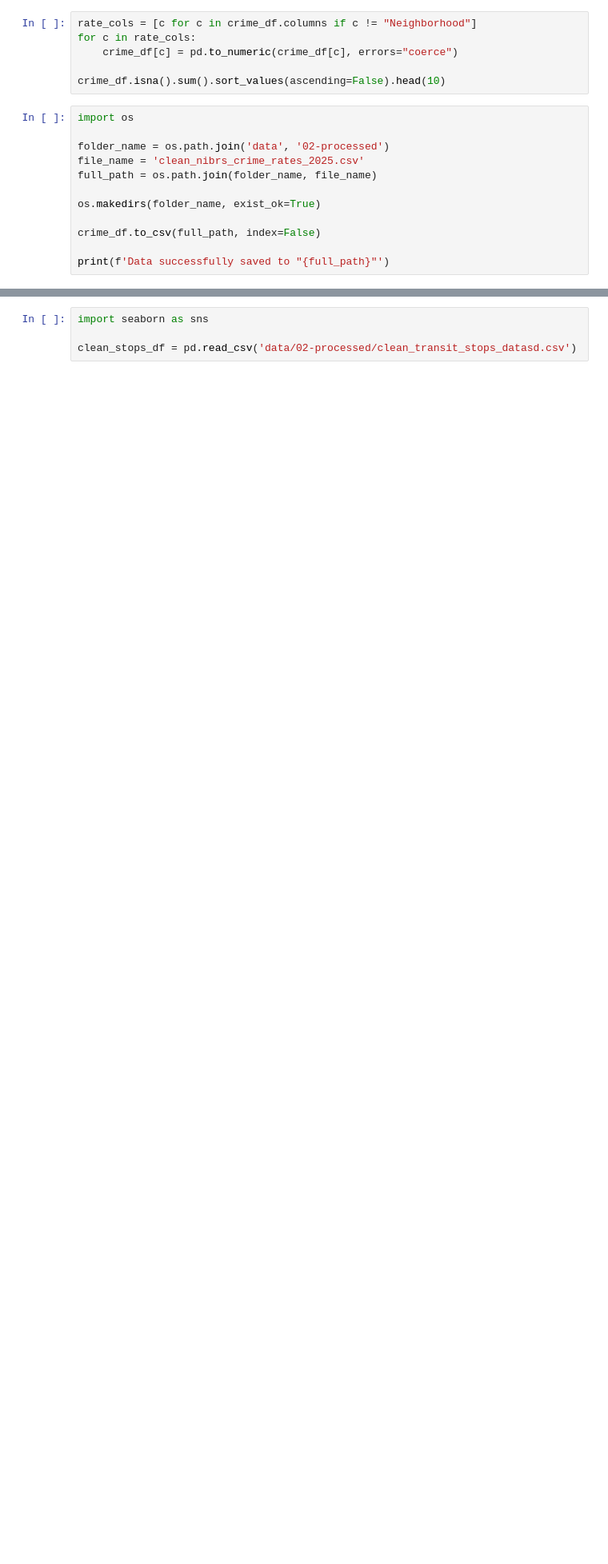
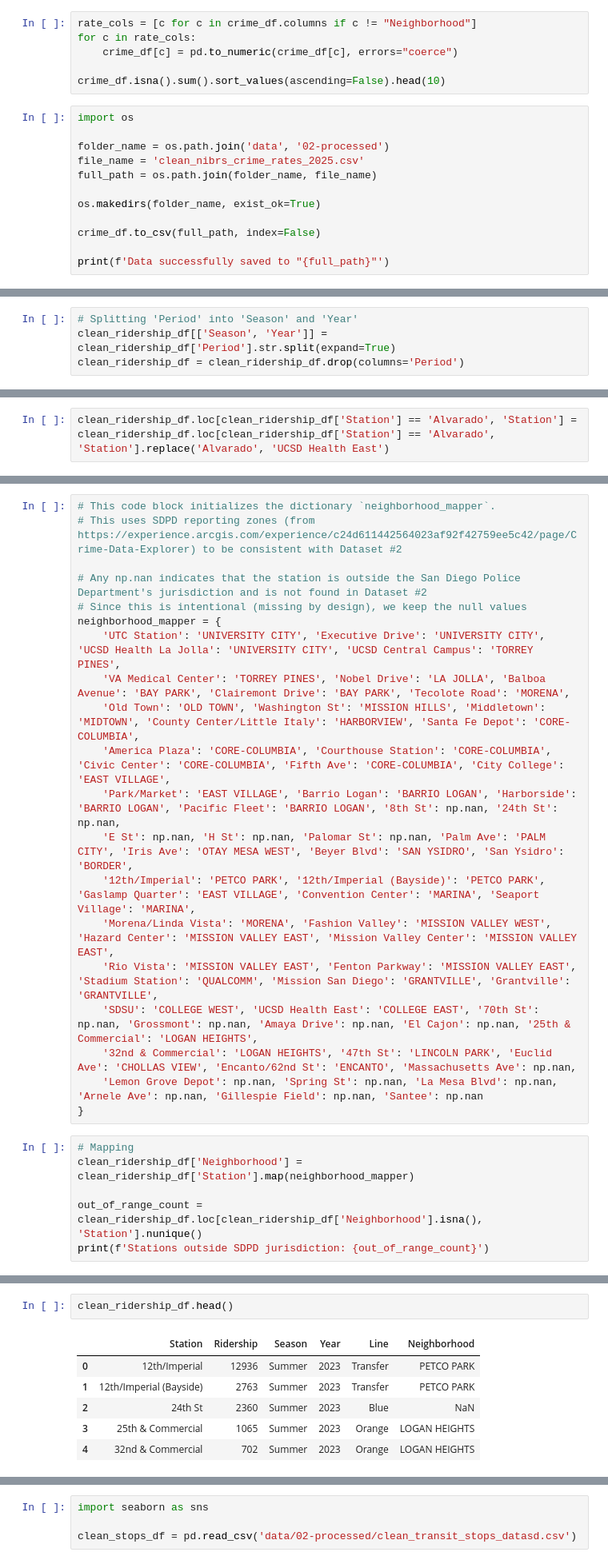
Before and after one commit to COGS108/Group022_WI26, a Jupyter notebook: 02-EDACheckpoint.ipynb, the cells around one changed output, grey strips where cells are left out. Shown at 80% size. Drawn from its saved outputs; the diff is of its cells as text; blank space fills up the shorter version.

```diff
--- a/02-EDACheckpoint.ipynb
+++ b/02-EDACheckpoint.ipynb
@@ -485,0 +631,4 @@ print(f'Data successfully saved to "{full_path}"')
+# %%
+# Splitting 'Period' into 'Season' and 'Year'
+clean_ridership_df[['Season', 'Year']] = clean_ridership_df['Period'].str.split(expand=True)
+clean_ridership_df = clean_ridership_df.drop(columns='Period')
@@ -485,0 +644,2 @@ print(f'Data successfully saved to "{full_path}"')
+# %%
+clean_ridership_df.loc[clean_ridership_df['Station'] == 'Alvarado', 'Station'] = clean_ridership_df.loc[clean_ridership_df['Station'] == 'Alvarado', 'Station'].replace('Alvarado', 'UCSD Health East')
@@ -485,0 +700,26 @@ print(f'Data successfully saved to "{full_path}"')
+# %%
+# This code block initializes the dictionary `neighborhood_mapper`.
+# This uses SDPD reporting zones (from https://experience.arcgis.com/experience/c24d611442564023af92f42759ee5c42/page/Crime-Data-Explorer) to be consistent with Dataset #2
+
+# Any np.nan indicates that the station is outside the San Diego Police Department's jurisdiction and is not found in Dataset #2
+# Since this is intentional (missing by design), we keep the null values
+neighborhood_mapper = {
+    'UTC Station': 'UNIVERSITY CITY', 'Executive Drive': 'UNIVERSITY CITY', 'UCSD Health La Jolla': 'UNIVERSITY CITY', 'UCSD Central Campus': 'TORREY PINES',
+    'VA Medical Center': 'TORREY PINES', 'Nobel Drive': 'LA JOLLA', 'Balboa Avenue': 'BAY PARK', 'Clairemont Drive': 'BAY PARK', 'Tecolote Road': 'MORENA',
+    'Old Town': 'OLD TOWN', 'Washington St': 'MISSION HILLS', 'Middletown': 'MIDTOWN', 'County Center/Little Italy': 'HARBORVIEW', 'Santa Fe Depot': 'CORE-COLUMBIA',
+    'America Plaza': 'CORE-COLUMBIA', 'Courthouse Station': 'CORE-COLUMBIA', 'Civic Center': 'CORE-COLUMBIA', 'Fifth Ave': 'CORE-COLUMBIA', 'City College': 'EAST VILLAGE',
+    'Park/Market': 'EAST VILLAGE', 'Barrio Logan': 'BARRIO LOGAN', 'Harborside': 'BARRIO LOGAN', 'Pacific Fleet': 'BARRIO LOGAN', '8th St': np.nan, '24th St': np.nan,
+    'E St': np.nan, 'H St': np.nan, 'Palomar St': np.nan, 'Palm Ave': 'PALM CITY', 'Iris Ave': 'OTAY MESA WEST', 'Beyer Blvd': 'SAN YSIDRO', 'San Ysidro': 'BORDER',
+    '12th/Imperial': 'PETCO PARK', '12th/Imperial (Bayside)': 'PETCO PARK', 'Gaslamp Quarter': 'EAST VILLAGE', 'Convention Center': 'MARINA', 'Seaport Village': 'MARINA',
+    'Morena/Linda Vista': 'MORENA', 'Fashion Valley': 'MISSION VALLEY WEST', 'Hazard Center': 'MISSION VALLEY EAST', 'Mission Valley Center': 'MISSION VALLEY EAST',
+    'Rio Vista': 'MISSION VALLEY EAST', 'Fenton Parkway': 'MISSION VALLEY EAST', 'Stadium Station': 'QUALCOMM', 'Mission San Diego': 'GRANTVILLE', 'Grantville': 'GRANTVILLE',
+    'SDSU': 'COLLEGE WEST', 'UCSD Health East': 'COLLEGE EAST', '70th St': np.nan, 'Grossmont': np.nan, 'Amaya Drive': np.nan, 'El Cajon': np.nan, '25th & Commercial': 'LOGAN HEIGHTS',
+    '32nd & Commercial': 'LOGAN HEIGHTS', '47th St': 'LINCOLN PARK', 'Euclid Ave': 'CHOLLAS VIEW', 'Encanto/62nd St': 'ENCANTO', 'Massachusetts Ave': np.nan,
+    'Lemon Grove Depot': np.nan, 'Spring St': np.nan, 'La Mesa Blvd': np.nan, 'Arnele Ave': np.nan, 'Gillespie Field': np.nan, 'Santee': np.nan
+}
+# %%
+# Mapping
+clean_ridership_df['Neighborhood'] = clean_ridership_df['Station'].map(neighborhood_mapper)
+
+out_of_range_count = clean_ridership_df.loc[clean_ridership_df['Neighborhood'].isna(), 'Station'].nunique()
+print(f'Stations outside SDPD jurisdiction: {out_of_range_count}')
@@ -485,0 +734,9 @@ print(f'Data successfully saved to "{full_path}"')
+# %%
+clean_ridership_df.head()
+# %% [output]
+|  | Station | Ridership | Season | Year | Line | Neighborhood |
+| 0 | 12th/Imperial | 12936 | Summer | 2023 | Transfer | PETCO PARK |
+| 1 | 12th/Imperial (Bayside) | 2763 | Summer | 2023 | Transfer | PETCO PARK |
+| 2 | 24th St | 2360 | Summer | 2023 | Blue | NaN |
+| 3 | 25th & Commercial | 1065 | Summer | 2023 | Orange | LOGAN HEIGHTS |
+| 4 | 32nd & Commercial | 702 | Summer | 2023 | Orange | LOGAN HEIGHTS |
```
Also changed, not shown: parts of 30 cells of this notebook.
